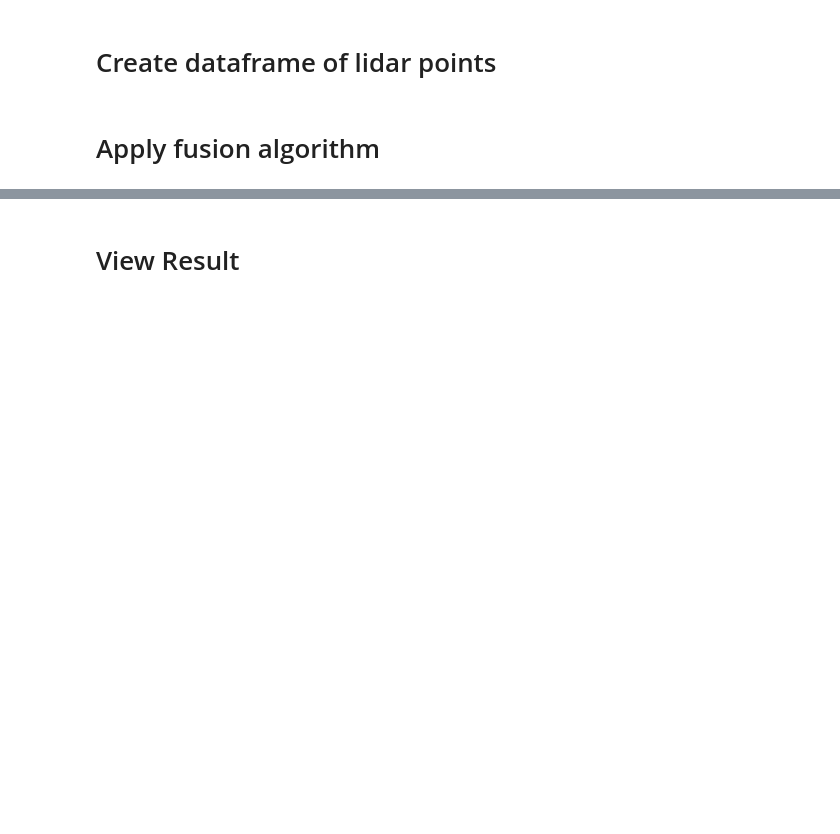
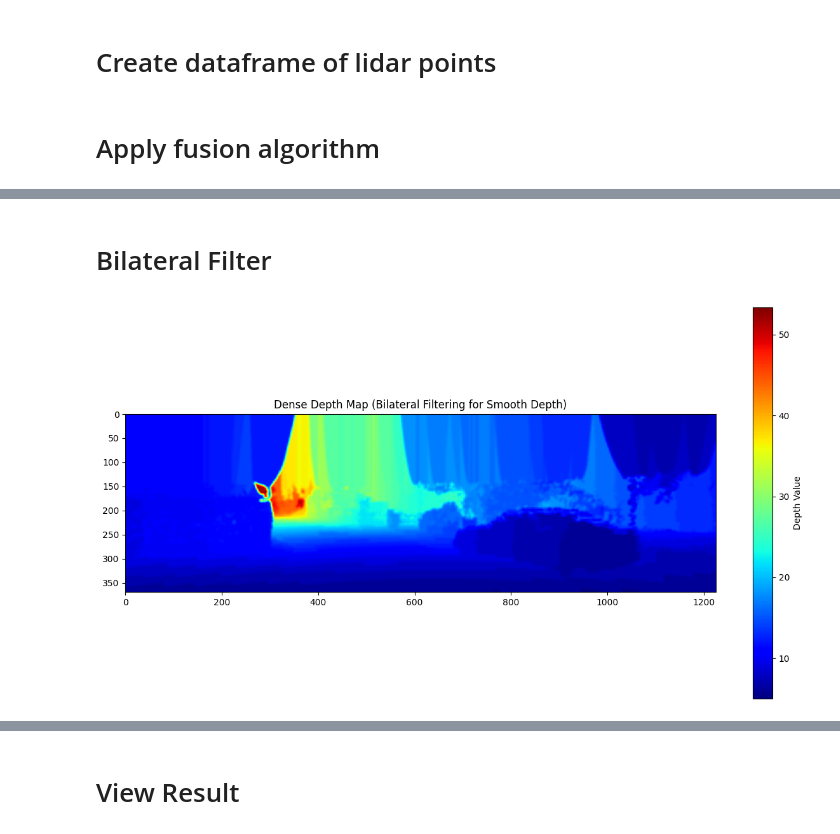
Before and after one commit to adityat4aa/Thesis, a Jupyter notebook: fuse_lidar_camera.ipynb, the cells around one changed output, grey strips where cells are left out. Drawn from its saved outputs; the diff is of its cells as text; code cells hidden in the pictures; blank space fills up the shorter version.

```diff
--- a/fuse_lidar_camera.ipynb
+++ b/fuse_lidar_camera.ipynb
@@ -83,0 +124,16 @@ for x,y,z in lidar_points:
+# %% [markdown]
+# Bilateral Filter
+# %%
+dense_depth_map_bilateral = cv2.bilateralFilter(dense_depth_map.astype(np.float32), d=9, sigmaColor=75, sigmaSpace=75)
+
+# Save the filtered ground truth
+np.save("dense_lidar_ground_truth_bilateral.npy", dense_depth_map_bilateral)
+
+# Visualize
+plt.figure(figsize=(15, 8))
+plt.imshow(dense_depth_map_bilateral, cmap='jet', interpolation='nearest')
+plt.colorbar(label="Depth Value")
+plt.title("Dense Depth Map (Bilateral Filtering for Smooth Depth)")
+plt.show()
+# %% [output]
+[figure, added]
```
Also changed, not shown: parts of 18 cells of this notebook.
